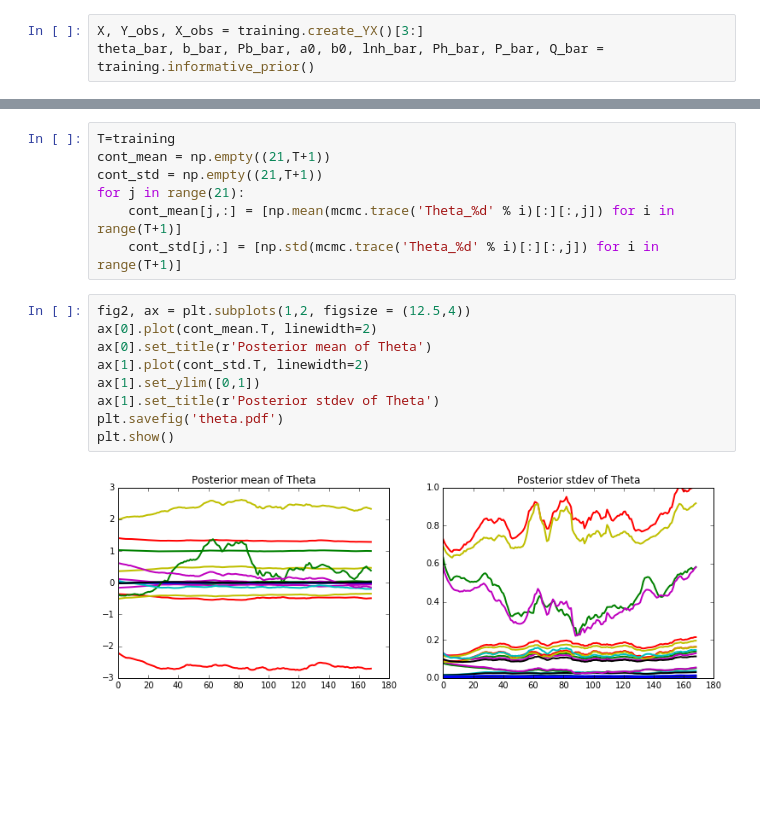
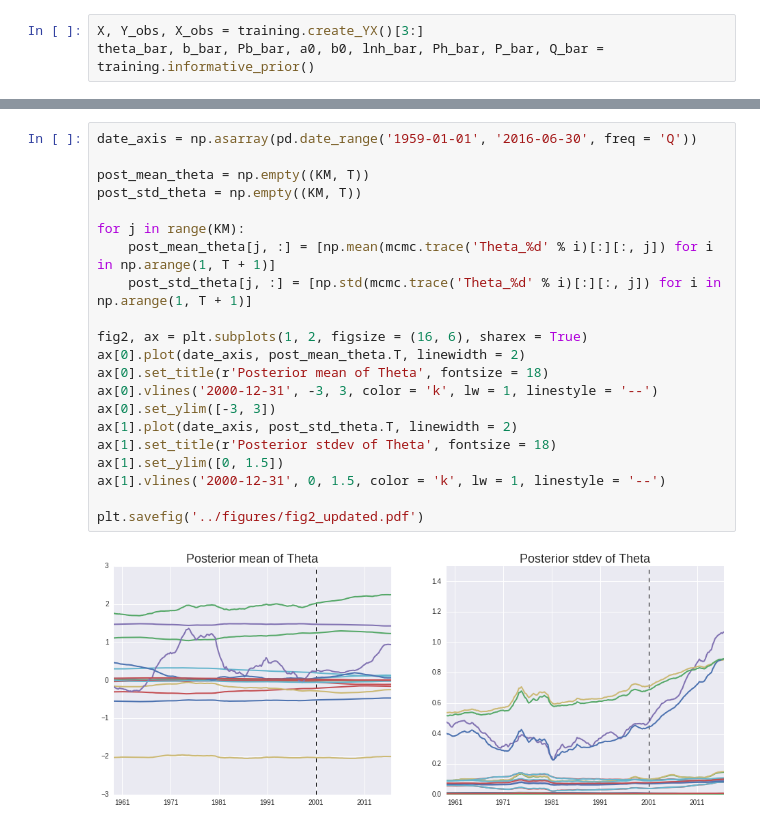
Before and after one commit to szokeb87/cs2005_pymc, a Jupyter notebook: notebooks/CogleySargent2005_reestimation.ipynb, the cells around one changed output, grey strips where cells are left out. Drawn from its saved outputs; the diff is of its cells as text; blank space fills up the shorter version.

```diff
--- a/notebooks/CogleySargent2005_reestimation.ipynb
+++ b/notebooks/CogleySargent2005_reestimation.ipynb
@@ -151,19 +149,24 @@ plt.savefig('trQ_post.pdf')
-# %%
-T=training
-cont_mean = np.empty((21,T+1))
-cont_std = np.empty((21,T+1))
-for j in range(21):
-    cont_mean[j,:] = [np.mean(mcmc.trace('Theta_%d' % i)[:][:,j]) for i in range(T+1)]
-    cont_std[j,:] = [np.std(mcmc.trace('Theta_%d' % i)[:][:,j]) for i in range(T+1)]
-# %%
-fig2, ax = plt.subplots(1,2, figsize = (12.5,4))
-ax[0].plot(cont_mean.T, linewidth=2)
-ax[0].set_title(r'Posterior mean of Theta')
-ax[1].plot(cont_std.T, linewidth=2)
-ax[1].set_ylim([0,1])
-ax[1].set_title(r'Posterior stdev of Theta')
-plt.savefig('theta.pdf')
-plt.show()
-# %% [output]
-[figure, removed]
+# %%
+date_axis = np.asarray(pd.date_range('1959-01-01', '2016-06-30', freq = 'Q'))
+
+post_mean_theta = np.empty((KM, T))
+post_std_theta = np.empty((KM, T))
+
+for j in range(KM):
+    post_mean_theta[j, :] = [np.mean(mcmc.trace('Theta_%d' % i)[:][:, j]) for i in np.arange(1, T + 1)]
+    post_std_theta[j, :] = [np.std(mcmc.trace('Theta_%d' % i)[:][:, j]) for i in np.arange(1, T + 1)]
+
+fig2, ax = plt.subplots(1, 2, figsize = (16, 6), sharex = True)
+ax[0].plot(date_axis, post_mean_theta.T, linewidth = 2)
+ax[0].set_title(r'Posterior mean of Theta', fontsize = 18)
+ax[0].vlines('2000-12-31', -3, 3, color = 'k', lw = 1, linestyle = '--')
+ax[0].set_ylim([-3, 3])
+ax[1].plot(date_axis, post_std_theta.T, linewidth = 2)
+ax[1].set_title(r'Posterior stdev of Theta', fontsize = 18)
+ax[1].set_ylim([0, 1.5])
+ax[1].vlines('2000-12-31', 0, 1.5, color = 'k', lw = 1, linestyle = '--')
+
+plt.savefig('../figures/fig2_updated.pdf')
+# %% [output]
+[figure, added]
 # %%
```
Also changed, not shown: parts of 12 cells of this notebook, 15 other files.
